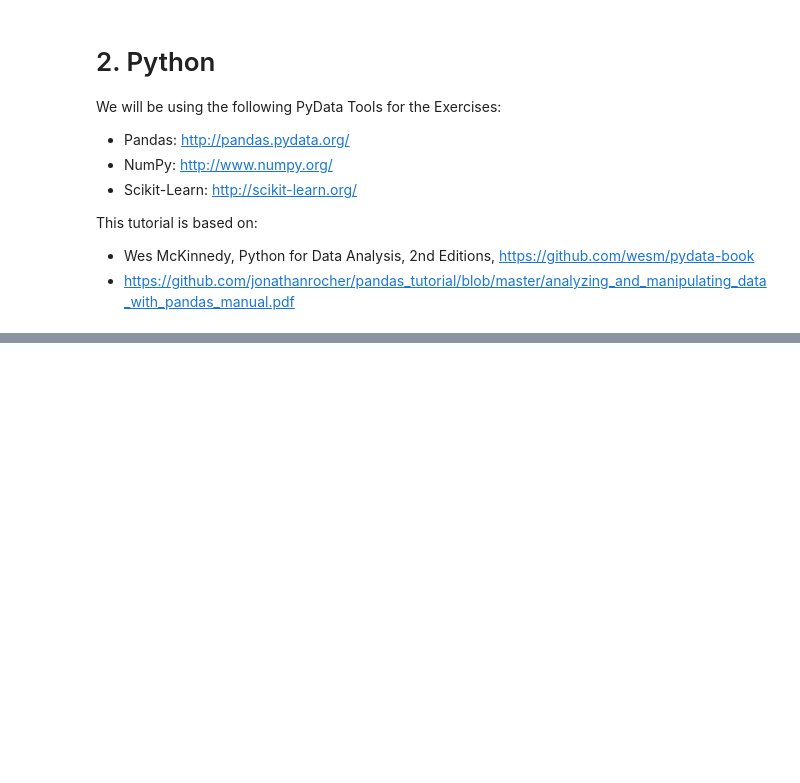
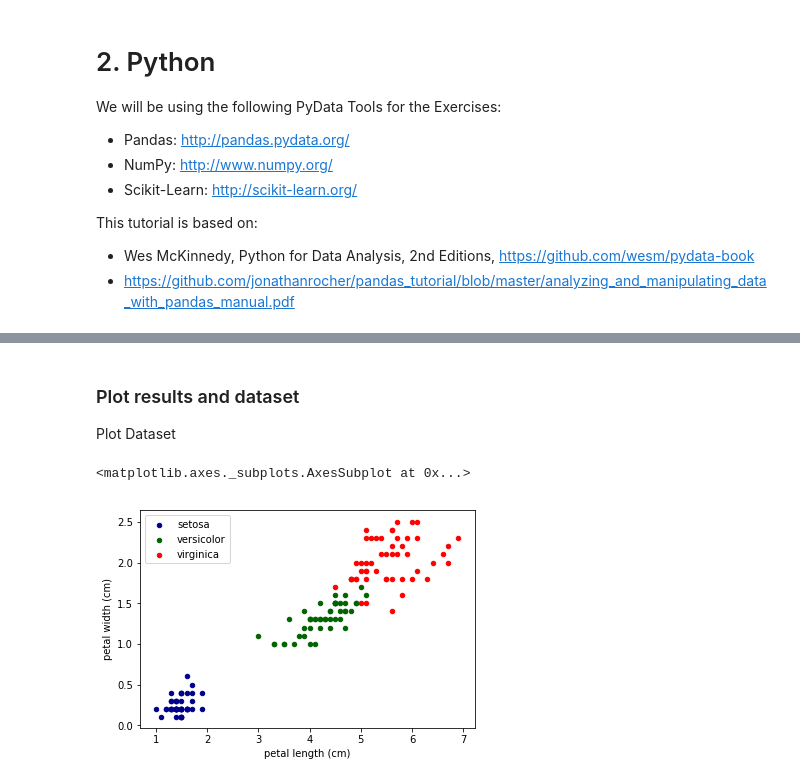
Before and after one commit to wang-yuhao/infrastructure, a Jupyter notebook: 02_Python/02_Python.ipynb, the cells around one changed output, grey strips where cells are left out. Saved outputs shown, nothing was run; the diff lists cells and outputs as text; code cells hidden in the pictures; blank space fills up the shorter version.

```diff
--- a/02_Python/02_Python.ipynb
+++ b/02_Python/02_Python.ipynb
@@ -45,0 +77,22 @@ iris_df.head()
+# %% [markdown]
+### Plot results and dataset
+
+Plot Dataset
+# %%
+ax=iris_df[iris_df["target"]==0].plot(kind="scatter", x="petal length (cm)",
+             y="petal width (cm)",
+             color="DarkBlue",
+             label='setosa')
+
+iris_df[iris_df["target"]==1].plot.scatter(x="petal length (cm)",
+                  y="petal width (cm)",
+                 color='DarkGreen',
+                 label='versicolor', ax=ax)
+
+iris_df[iris_df["target"]==2].plot.scatter(x="petal length (cm)",
+                  y="petal width (cm)",
+                 color='Red',
+                 label='virginica', ax=ax)
+# %% [output]
+<matplotlib.axes._subplots.AxesSubplot at 0x...>
+[figure, added]
```
Also changed, not shown: parts of 9 cells of this notebook, 1 other file.
